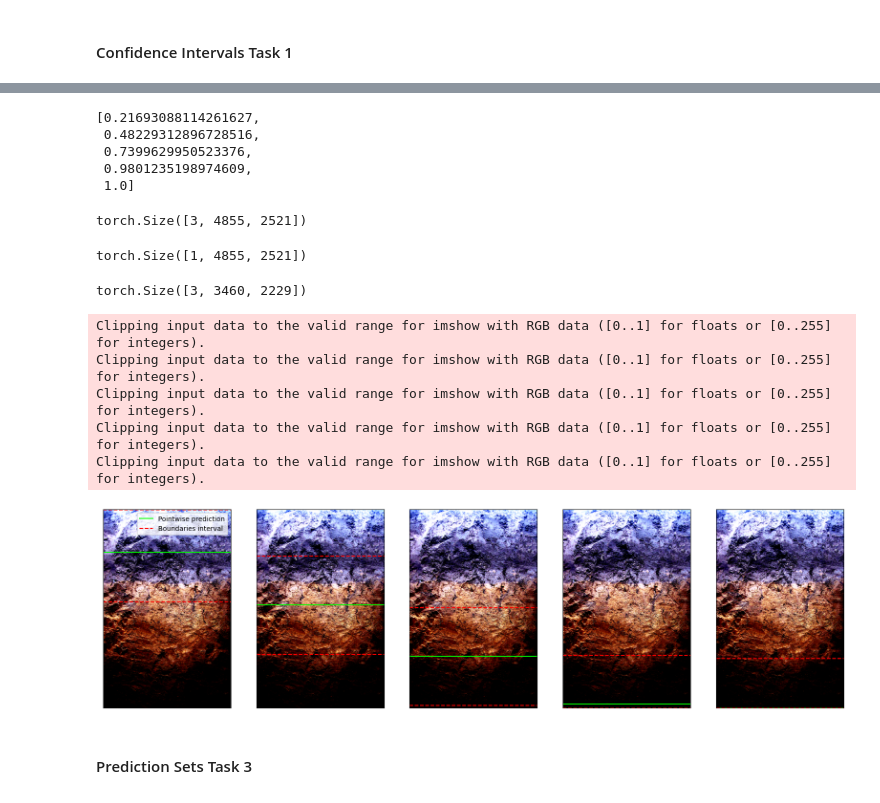
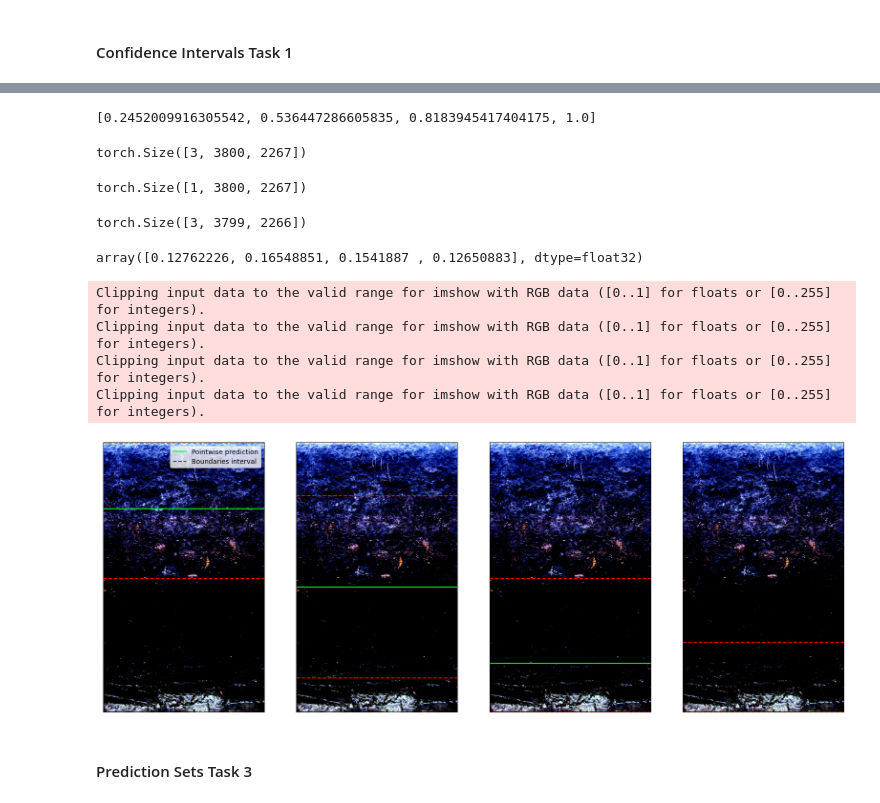
Before and after one commit to calgo-lab/BGR, a Jupyter notebook: notebooks/soil/Conformal_SoilNet.ipynb, the cells around one changed output, grey strips where cells are left out. Drawn from its saved outputs; the diff is of its cells as text; code cells hidden in the pictures.

Commit message:
Adaptive conformal depth prediction

```diff
--- a/notebooks/soil/Conformal_SoilNet.ipynb
+++ b/notebooks/soil/Conformal_SoilNet.ipynb
@@ -291,58 +419,62 @@ for sublist in all_pred_depths.tolist():
     trimmed_pred_depths.append(sublist[:i+1])
 #trimmed_pred_depths
 # %%
-trimmed_pred_depths[-1]
+# Pick a sample to plot
+plot_ind = -2
+trimmed_pred_depths[plot_ind]
 # %% [output]
-[0.21693088114261627,
- 0.48229312896728516,
- 0.7399629950523376,
- 0.9801235198974609,
- 1.0]
+[0.2452009916305542, 0.536447286605835, 0.8183945417404175, 1.0]
 # %%
-padded_images[-1].shape
+padded_images[plot_ind].shape
 # %% [output]
-torch.Size([3, 4855, 2521])
+torch.Size([3, 3800, 2267])
 # %%
-image_mask[-1].shape
+image_mask[plot_ind].shape
 # %% [output]
-torch.Size([1, 4855, 2521])
+torch.Size([1, 3800, 2267])
 # %%
-_, row_inds, col_inds = np.where(image_mask[-1].cpu().numpy() == True)
+_, row_inds, col_inds = np.where(image_mask[plot_ind].cpu().numpy() == True)
 row_ind, col_ind = max(row_inds), max(col_inds)
 # %%
-orig_img = padded_images[-1][:, :row_ind, :col_ind]
+orig_img = padded_images[plot_ind][:, :row_ind, :col_ind]
 orig_img.shape
 # %% [output]
-torch.Size([3, 3460, 2229])
+torch.Size([3, 3799, 2266])
+# %%
+# Predict residuals for the 2nd to last example in the final batch (trimmed according to number of true depths)
+pred_resids = residual_model( torch.tensor(segment_geotemp_features[-1][plot_ind][:len(trimmed_pred_depths[plot_ind])]) )
+pred_resids = pred_resids.detach().numpy()
+pred_resids
+# %% [output]
+array([0.12762226, 0.16548851, 0.1541887 , 0.12650883], dtype=float32)
 # %%
 # Plot prediction intervals for all pointwise predicted markers
 plt.figure(figsize=(20, 14))
 img_height = orig_img.shape[1]
 eps = 0.001
-for ind in range(len(trimmed_pred_depths[-1])):
+for ind in range(len(trimmed_pred_depths[plot_ind])):
 
-    plt.subplot(1, len(trimmed_pred_depths[-1]), ind+1)
+    plt.subplot(1, len(trimmed_pred_depths[plot_ind]), ind+1)
     plt.imshow(orig_img.permute(1, 2, 0).cpu().numpy())
 
-    pred_depth = np.min((trimmed_pred_depths[-1][ind], 1.0-eps)) # subtract an epsilon here to avoid plot artifacts at the final prediction
+    pred_depth = np.min((trimmed_pred_depths[plot_ind][ind], 1.0-eps)) # subtract an epsilon here to avoid plot artifacts at the final prediction
     # Get the confidence interval width
-    lower = np.max((eps, pred_depth - qhat_depth))
-    upper = np.min((pred_depth + qhat_depth, 1.0-eps))
+    lower = np.max((eps, pred_depth - qhat_depth * pred_resids[ind]))
+    upper = np.min((pred_depth + qhat_depth * pred_resids[ind], 1.0-eps))
 
     # Convert normalized depths to pixel coordinates
     plt.axhline(y=pred_depth * img_height, color='lime', linestyle='-')
     plt.axhline(y=lower * img_height, color='red', linestyle='--')
     plt.axhline(y=upper * img_height, color='red', linestyle='--')
     if ind == 0: plt.legend(['Pointwise prediction', 'Boundaries interval'])
     plt.xticks([]);plt.yticks([])
 plt.show()
 # %% [output]
 Clipping input data to the valid range for imshow with RGB data ([0..1] for floats or [0..255] for integers).
 Clipping input data to the valid range for imshow with RGB data ([0..1] for floats or [0..255] for integers).
 Clipping input data to the valid range for imshow with RGB data ([0..1] for floats or [0..255] for integers).
 Clipping input data to the valid range for imshow with RGB data ([0..1] for floats or [0..255] for integers).
-Clipping input data to the valid range for imshow with RGB data ([0..1] for floats or [0..255] for integers).
-[figure, old version]
+[figure, new version]
 # %% [markdown]
 #### Prediction Sets Task 3
 # %%
```
Also changed, not shown: parts of 18 cells of this notebook.
